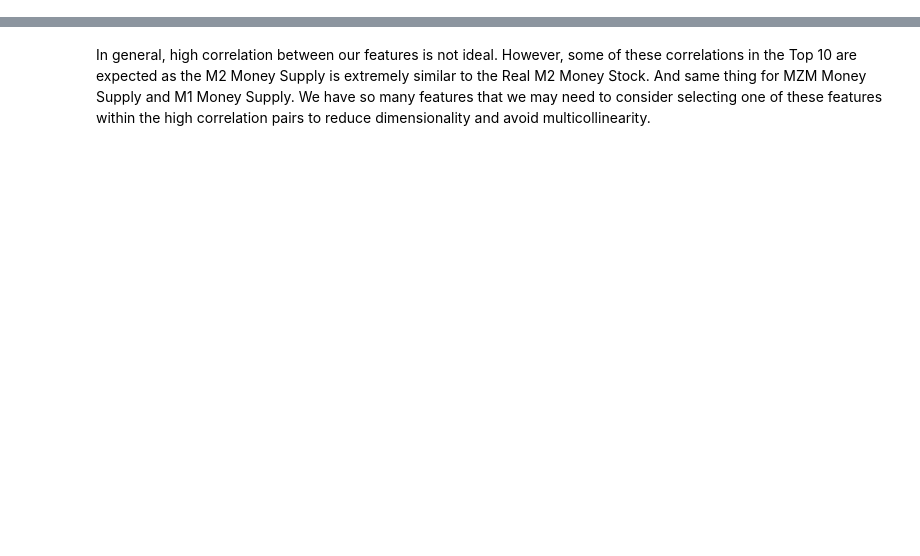
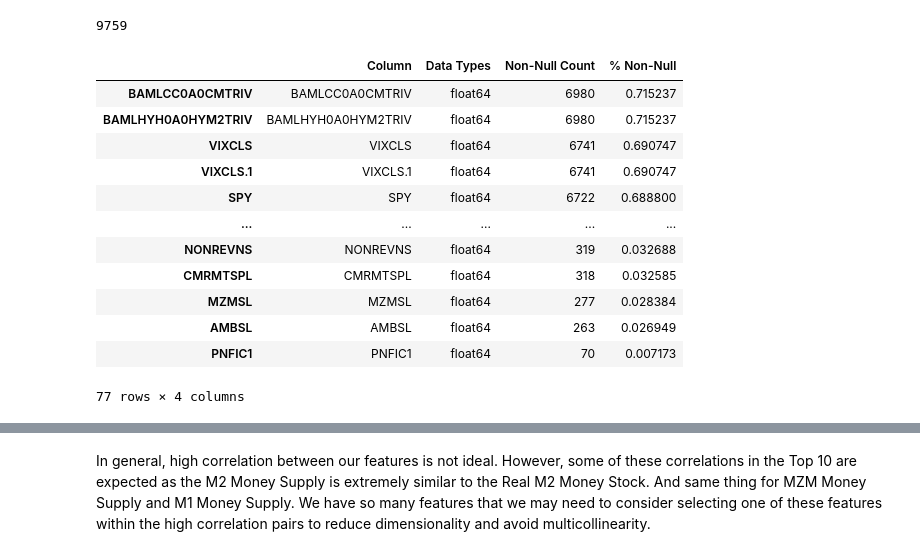
Before and after one commit to dmottice20/principalCapstone, a Jupyter notebook: jupyter/exploratoryDataAnalysis.ipynb, the cells around one changed output, grey strips where cells are left out. Saved outputs shown, nothing was run; the diff lists cells and outputs as text; code cells hidden in the pictures; blank space fills up the shorter version.

```diff
--- a/jupyter/exploratoryDataAnalysis.ipynb
+++ b/jupyter/exploratoryDataAnalysis.ipynb
@@ -40,0 +23,9 @@ processed_data.describe()
+# %%
+# Get info and then convert it to a dataframe - and save it.
+# Create dataframe then save it.
+info_df = pd.DataFrame({
+    'Column': merged_data.columns,
+    'Data Types': merged_data.dtypes,
+    'Non-Null Count': merged_data.notnull().sum()
+})
+info_df
@@ -41,3 +46,25 @@ processed_data.describe()
+# %%
+# number of rows in merged
+n_rows = merged_data.shape[0]
+print(n_rows)
+# Create a new column in info_df that looks at a % and sorts that new column descending
+info_df['% Non-Null'] = info_df['Non-Null Count'] / n_rows
+info_df.sort_values('% Non-Null', ascending=False)
+# %% [output]
+9759
+|  | Column | Data Types | Non-Null Count | % Non-Null |
+| BAMLCC0A0CMTRIV | BAMLCC0A0CMTRIV | float64 | 6980 | 0.715237 |
+| BAMLHYH0A0HYM2TRIV | BAMLHYH0A0HYM2TRIV | float64 | 6980 | 0.715237 |
+| VIXCLS | VIXCLS | float64 | 6741 | 0.690747 |
+| VIXCLS.1 | VIXCLS.1 | float64 | 6741 | 0.690747 |
+| SPY | SPY | float64 | 6722 | 0.688800 |
+| ... | ... | ... | ... | ... |
+| NONREVNS | NONREVNS | float64 | 319 | 0.032688 |
+| CMRMTSPL | CMRMTSPL | float64 | 318 | 0.032585 |
+| MZMSL | MZMSL | float64 | 277 | 0.028384 |
+| AMBSL | AMBSL | float64 | 263 | 0.026949 |
+| PNFIC1 | PNFIC1 | float64 | 70 | 0.007173 |
+77 rows × 4 columns
 # %%
 # Split the data into features and targets
 feature_columns = processed_data.columns[:processed_data.columns.get_loc('BAMLHYH0A0HYM2TRIV')]
```
Also changed, not shown: parts of 17 cells of this notebook, 15 other files.
